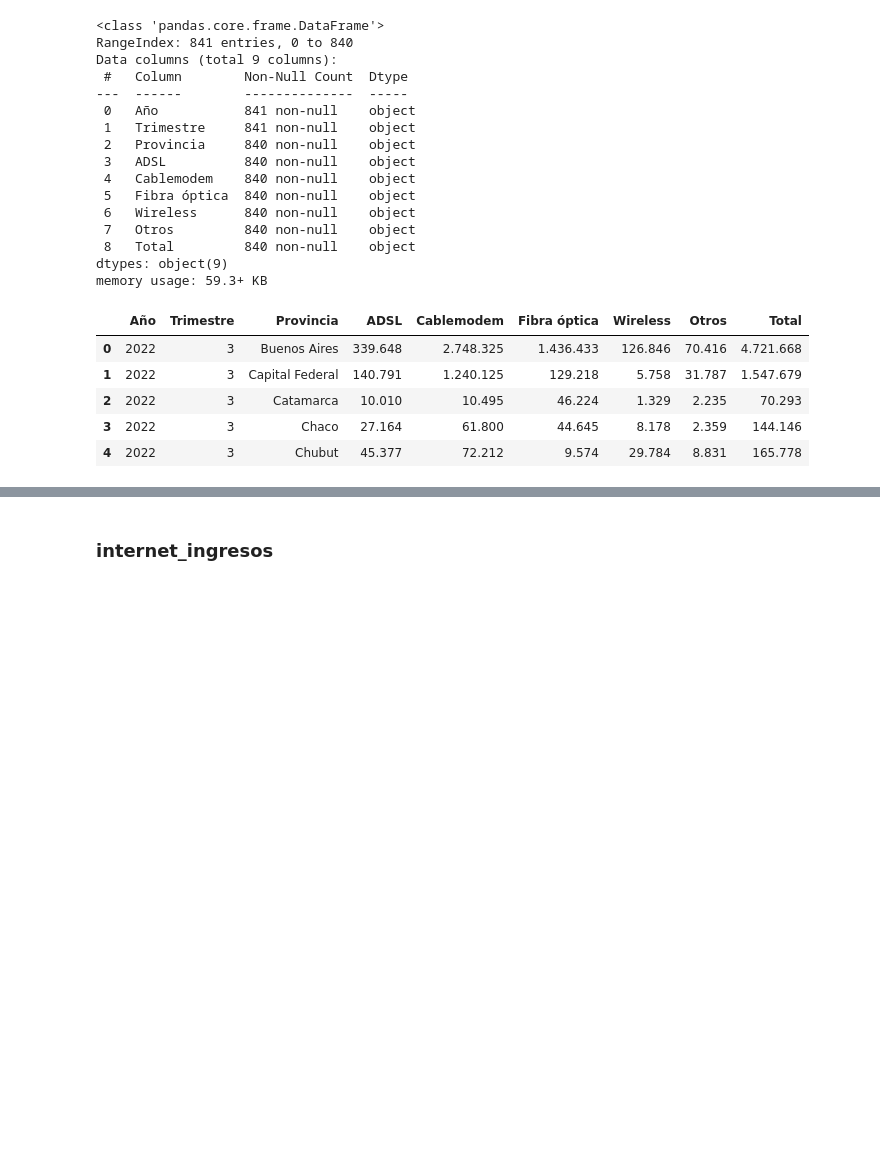
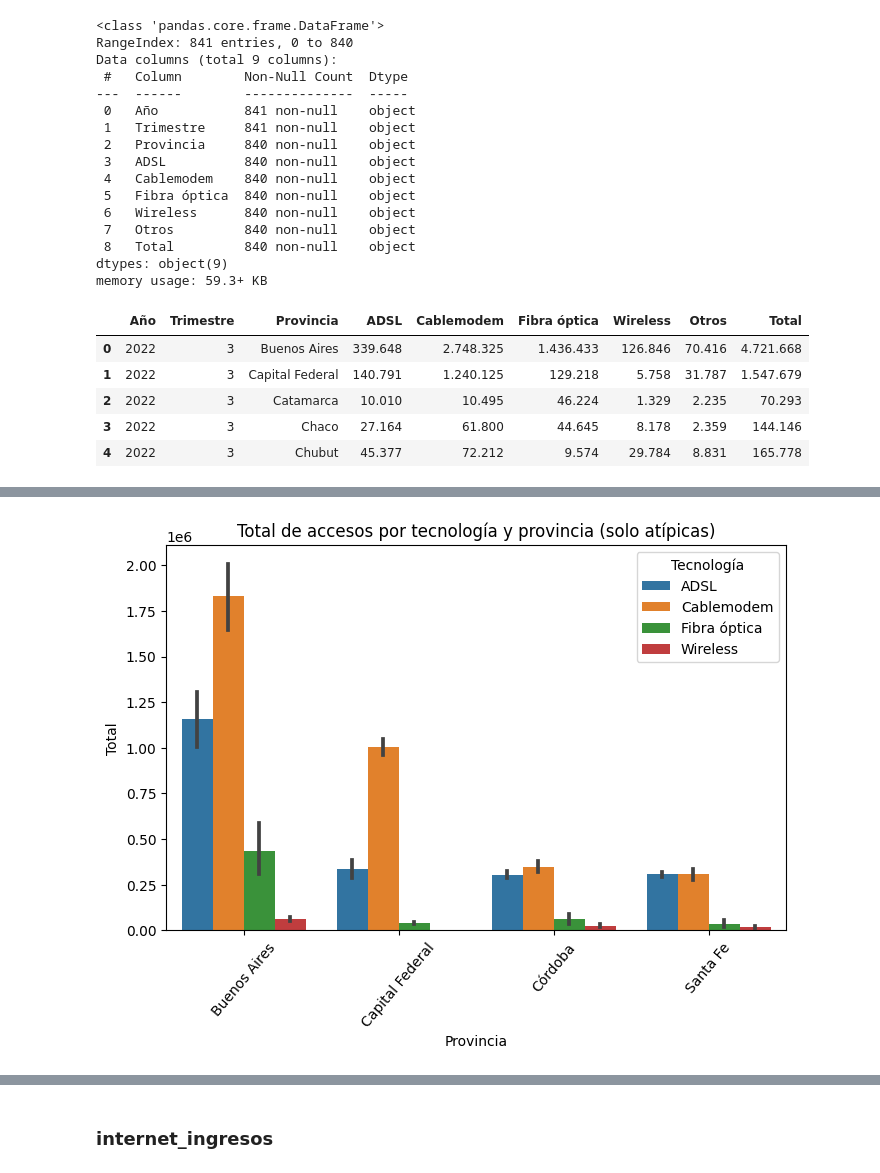
Before and after one commit to Gabrielnm7/Telecommunication-Analytics-Project, a Jupyter notebook: EDA.ipynb, the cells around one changed output, grey strips where cells are left out. Saved outputs shown, nothing was run; the diff lists cells and outputs as text; code cells hidden in the pictures; blank space fills up the shorter version.

```diff
--- a/EDA.ipynb
+++ b/EDA.ipynb
@@ -171,0 +260,17 @@ accesos_por_tecnologia_prov = transform_to_numeric(accesos_por_tecnologia_prov,c
+# %%
+# Ahora solo vamos a mostrar las provincias atipicas
+df_tecnologias = df_tecnologias[df_tecnologias['Provincia'].isin(provincias_atipicas)]
+
+# Utilizamos la función melt() para transformar el DataFrame
+df_tecnologias_melted = df_tecnologias.melt(id_vars='Provincia', var_name='Tecnología', value_name='Total')
+
+# Creamos el gráfico de barras con Seaborn
+plt.figure(figsize=(8,5))
+sns.barplot(data=df_tecnologias_melted, x='Provincia', y='Total', hue='Tecnología', hue_order=tecnologias)
+plt.xlabel('Provincia')
+plt.ylabel('Total')
+plt.title('Total de accesos por tecnología y provincia (solo atípicas)')
+plt.xticks(rotation=50)
+plt.show()
+# %% [output]
+[figure, added]
```
Also changed, not shown: parts of 42 cells of this notebook, 4 other files.
